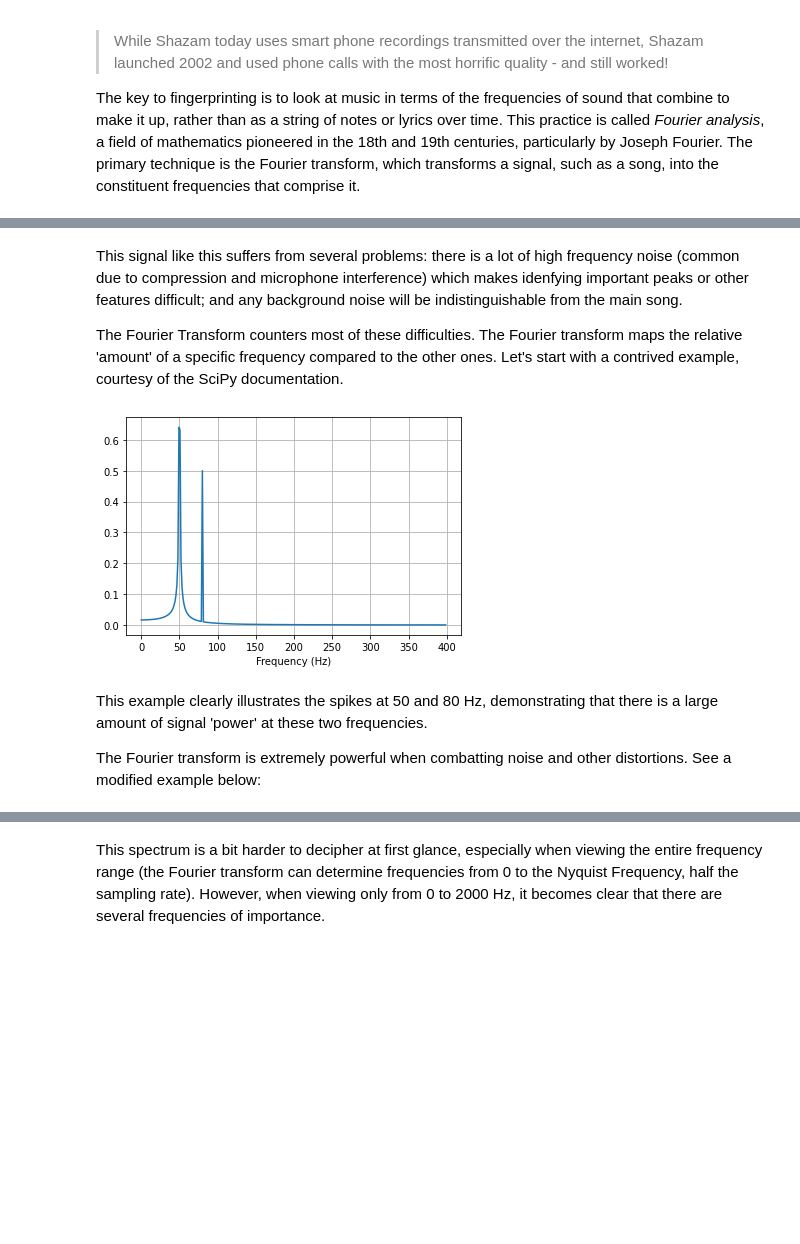
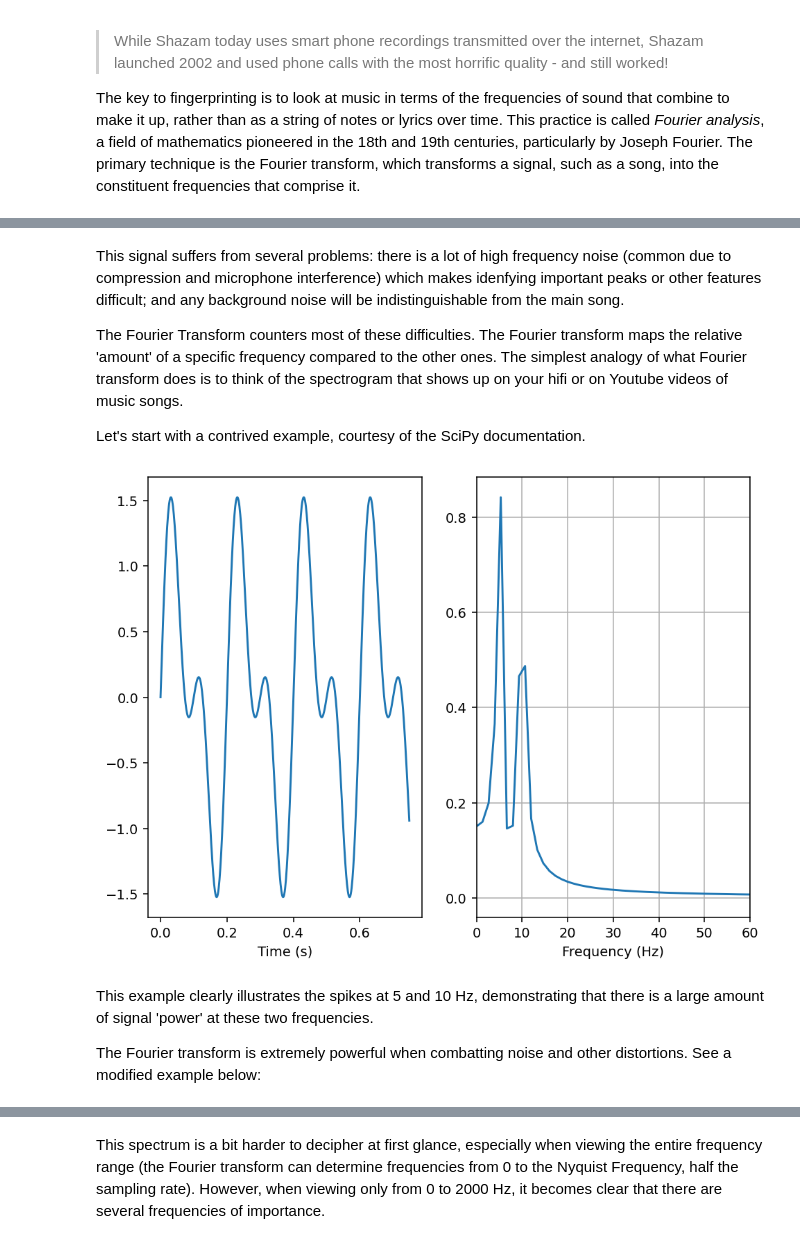
Before and after one commit to MichaelCStrauss/shazam-python, a Jupyter notebook: article.ipynb, the cells around one changed output, grey strips where cells are left out. Drawn from its saved outputs; the diff is of its cells as text; code cells hidden in the pictures; blank space fills up the shorter version.

```diff
--- a/article.ipynb
+++ b/article.ipynb
@@ -30,6 +39,8 @@ For example, here is a view of a sound signal when viewed over time:
 # %%
 import numpy as np
 import matplotlib.pyplot as plt
+plt.rcParams['figure.figsize'] = [8, 6]
+plt.rcParams['figure.dpi'] = 140 # 200 e.g. is really fine, but slower
 from scipy import fft, signal
 import scipy
 from scipy.io.wavfile import read
@@ -48,28 +59,36 @@ plt.ylabel("Magnitude");
 # %% [markdown]
-This signal like this suffers from several problems: there is a lot of high frequency noise (common due to compression and microphone interference) which makes idenfying important peaks or other features difficult; and any background noise will be indistinguishable from the main song.
+This signal suffers from several problems: there is a lot of high frequency noise (common due to compression and microphone interference) which makes idenfying important peaks or other features difficult; and any background noise will be indistinguishable from the main song.
 
-The Fourier Transform counters most of these difficulties. The Fourier transform maps the relative 'amount' of a specific frequency compared to the other ones. Let's start with a contrived example, courtesy of the SciPy documentation.
+The Fourier Transform counters most of these difficulties. The Fourier transform maps the relative 'amount' of a specific frequency compared to the other ones. The simplest analogy of what Fourier transform does is to think of the spectrogram that shows up on your hifi or on Youtube videos of music songs.
+
+Let's start with a contrived example, courtesy of the SciPy documentation.
 # %%
+import matplotlib.pyplot as plt
 from scipy.fft import fft, fftfreq
 # Number of sample points
 N = 600
 # sample spacing
 T = 1.0 / 800.0
 x = np.linspace(0.0, N*T, N, endpoint=False)
 
-# Create a signal comprised of a 50 Hz wave and an 80 Hz wave
-y = np.sin(50.0 * 2.0*np.pi*x) + 0.5*np.sin(80.0 * 2.0*np.pi*x)
+# Create a signal comprised of 5 Hz wave and an 10 Hz wave
+y = np.sin(5.0 * 2.0*np.pi*x) + 0.75*np.sin(10.0 * 2.0*np.pi*x)
 yf = fft(y)
 xf = fftfreq(N, T)[:N//2]
-import matplotlib.pyplot as plt
+
+plt.subplot(1, 2, 1)
+plt.plot(x, y)
+plt.xlabel("Time (s)")
+plt.subplot(1, 2, 2)
 plt.plot(xf, 2.0/N * np.abs(yf[0:N//2]))
 plt.grid()
 plt.xlabel("Frequency (Hz)")
+plt.xlim(0, 60)
 plt.show()
 # %% [output]
-[figure, old version]
+[figure, new version]
 # %% [markdown]
-This example clearly illustrates the spikes at 50 and 80 Hz, demonstrating that there is a large amount of signal 'power' at these two frequencies.
+This example clearly illustrates the spikes at 5 and 10 Hz, demonstrating that there is a large amount of signal 'power' at these two frequencies.
 
 The Fourier transform is extremely powerful when combatting noise and other distortions. See a modified example below:
 # %%
```
Also changed, not shown: parts of 18 cells of this notebook, 2 other files.
